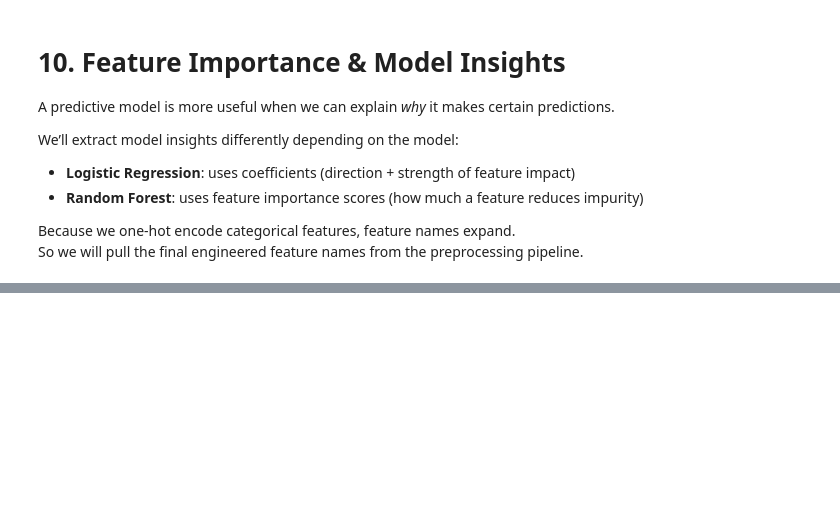
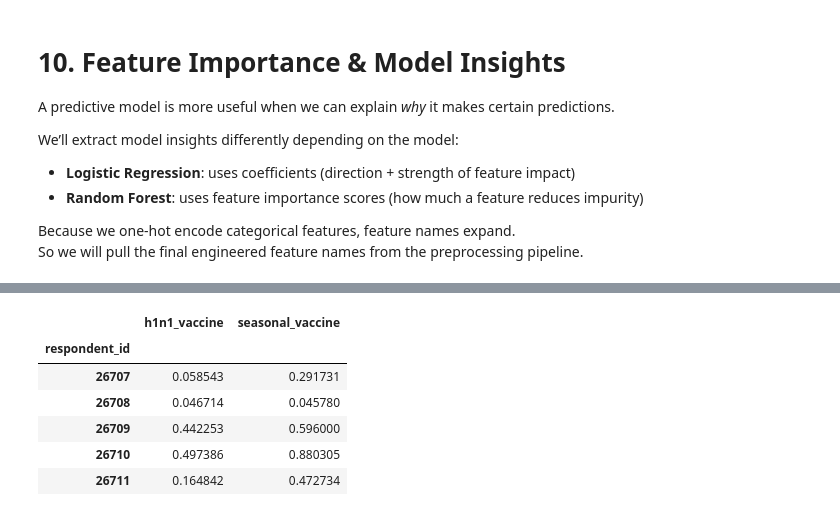
Before and after one commit to winniekimmich/machine-learning-project, a Jupyter notebook: ml.ipynb, the cells around one changed output, grey strips where cells are left out. Cells and saved outputs as stored; diff of their text form; code cells hidden in the pictures; blank space fills up the shorter version.

```diff
--- a/ml.ipynb
+++ b/ml.ipynb
@@ -570,0 +676,31 @@ AttributeError: 'ColumnTransformer' object has no attribute 'get_feature_names_o
+# %%
+# Choose one as final (edit as needed)
+final_model = tuned_model  # or baseline_model, or rf_model
+
+# Refit on full training data
+final_model.fit(X, y)
+
+# Predict probabilities for test
+test_features = test_X.set_index("respondent_id")
+probs = final_model.predict_proba(test_features)
+
+test_pred = pd.DataFrame({
+    "h1n1_vaccine": probs[0][:, 1],
+    "seasonal_vaccine": probs[1][:, 1]
+}, index=test_features.index)
+
+# Load submission format and fill
+submission = sub_fmt.set_index("respondent_id").copy()
+submission.loc[:, ["h1n1_vaccine", "seasonal_vaccine"]] = test_pred
+
+# Save
+submission.reset_index().to_csv("submission.csv", index=False)
+submission.head()
+# %% [output]
+|  | h1n1_vaccine | seasonal_vaccine |
+| respondent_id |  |  |
+| 26707 | 0.058543 | 0.291731 |
+| 26708 | 0.046714 | 0.045780 |
+| 26709 | 0.442253 | 0.596000 |
+| 26710 | 0.497386 | 0.880305 |
+| 26711 | 0.164842 | 0.472734 |
```
Also changed, not shown: parts of 11 cells of this notebook, 3 other files.
